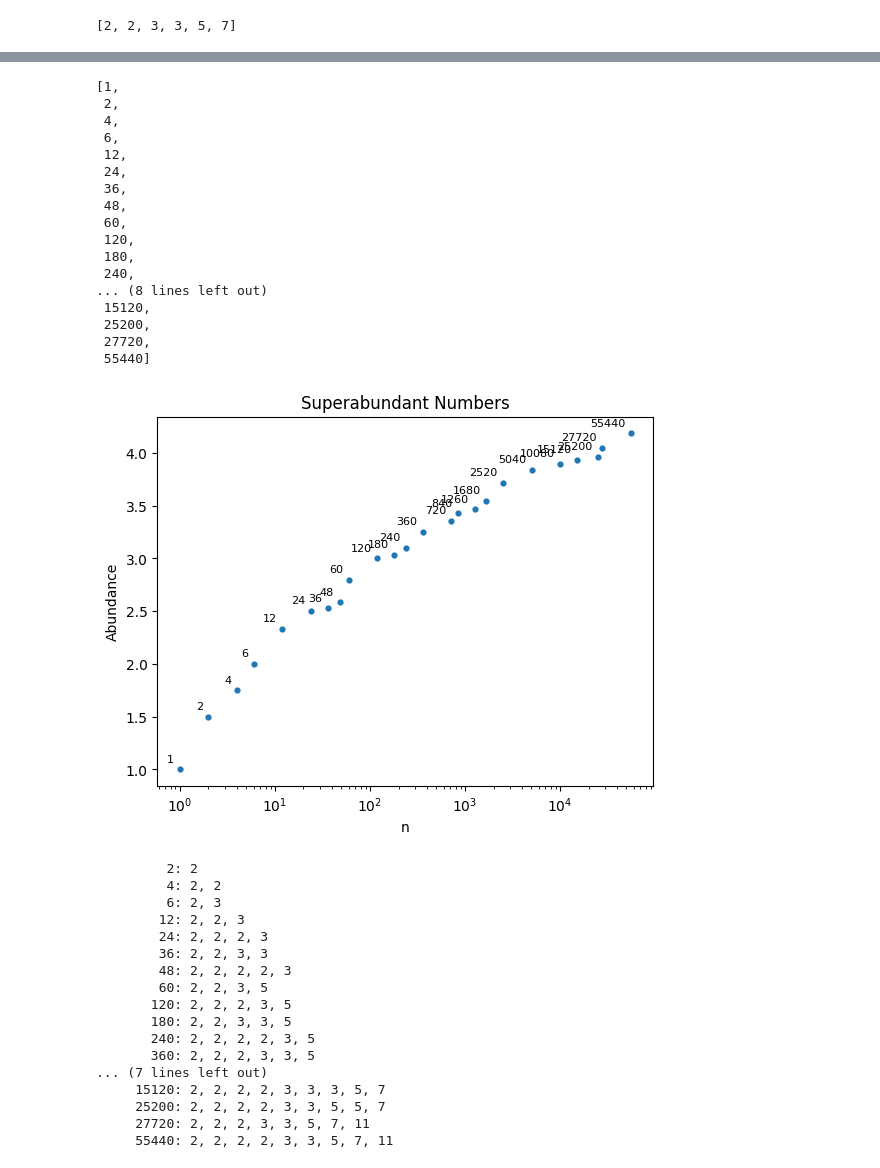
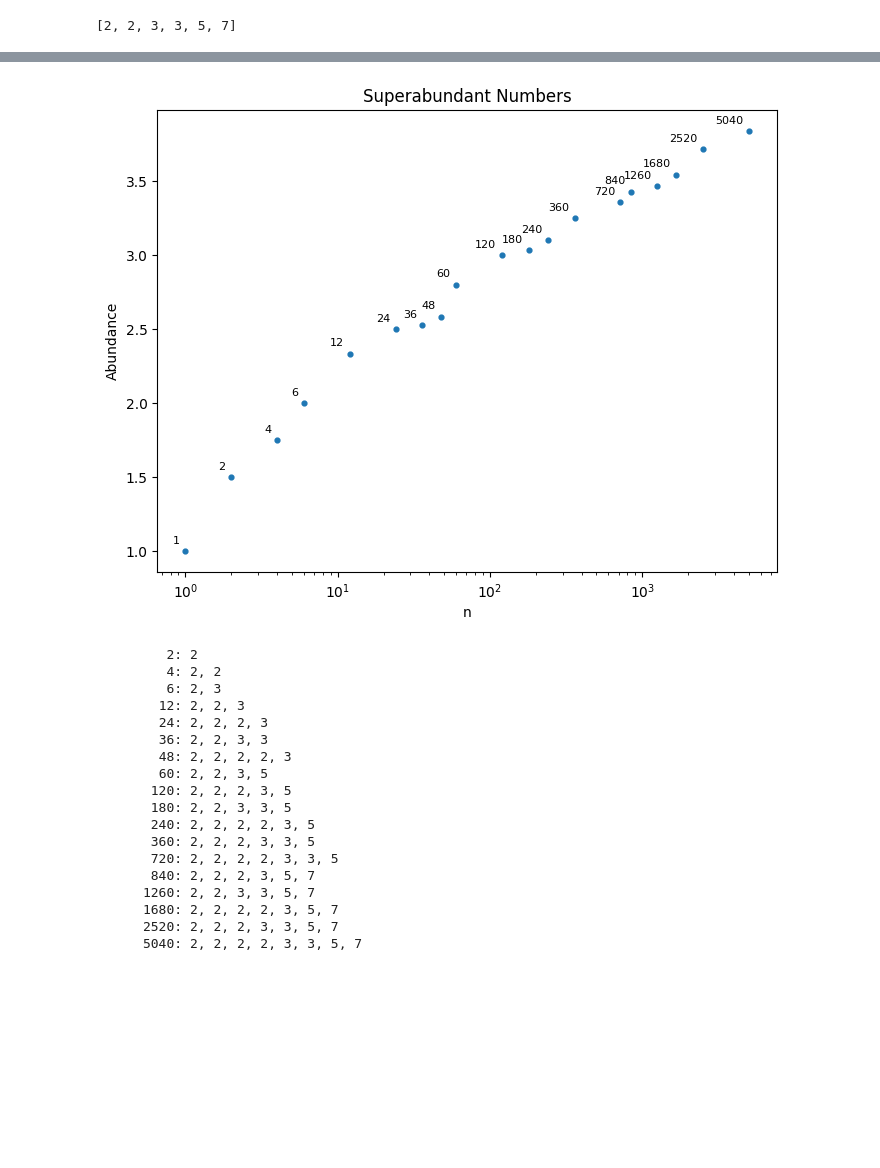
Before and after one commit to olooney/notebooks, a Jupyter notebook: content/highly_composite.ipynb, the cells around one changed output, grey strips where cells are left out. Saved outputs shown, nothing was run; the diff lists cells and outputs as text; code cells hidden in the pictures; blank space fills up the shorter version.

Commit message:
highly composite and superabundant numbers

```diff
--- a/content/highly_composite.ipynb
+++ b/content/highly_composite.ipynb
@@ -153,5 +159,5 @@ plt.plot(ns, abundances)
 # %%
-N = 100_000
+N = 10_000
 superabundant_numbers = []
 superabundances = []
 last_superabundance = 0
@@ -166,43 +170,56 @@ for n in range(1, N+1):
 # %%
-superabundant_numbers
+# up to 100,000. Takes about 5 minutes to calculate with the brute force algorithm above.
+more_superabundant_numbers = [
+    1,
+    2,
+    4,
+    6,
+
+    12,
+    24,
+    36,
+    48,
+    60,
+
+    120,
+    180,
+    240,
+    360,
+    720,
+    840,
+
+    1260,
+    1680,
+    2520,
+    5040,
+
+    10080,
+    15120,
+    25200,
+    27720,
+    55440,
+]
-# %% [output]
-[1,
- 2,
- 4,
- 6,
- 12,
- 24,
- 36,
- 48,
- 60,
- 120,
- 180,
- 240,
-... (8 lines left out)
- 15120,
- 25200,
- 27720,
- 55440]
 # %%
+plt.figure(figsize=(8, 6))
+plt.scatter(superabundant_numbers, superabundances, s=12)
 
-plt.scatter(superabundant_numbers, superabundances, s=12)
 for number, abundance in zip(superabundant_numbers, superabundances):
     plt.annotate(
         str(number),
         (number, abundance),
         xytext=(-4, 4),
         textcoords="offset points",
         ha="right",
         va="bottom",
         fontsize=8,
     )
 
 plt.title("Superabundant Numbers")
 plt.ylabel("Abundance")
 plt.xlabel("n")
 plt.xscale("log")
 # %% [output]
-[figure, old version]
+[figure, new version]
 # %%
 for n in superabundant_numbers[1:]:
     factor_list = ", ".join(str(p) for p in prime_factors(n))
@@ -220,8 +237,9 @@ for n in superabundant_numbers[1:]:
        180: 2, 2, 3, 3, 5
        240: 2, 2, 2, 2, 3, 5
        360: 2, 2, 2, 3, 3, 5
-... (7 lines left out)
-     15120: 2, 2, 2, 2, 3, 3, 3, 5, 7
-     25200: 2, 2, 2, 2, 3, 3, 5, 5, 7
-     27720: 2, 2, 2, 3, 3, 5, 7, 11
-     55440: 2, 2, 2, 2, 3, 3, 5, 7, 11
+       720: 2, 2, 2, 2, 3, 3, 5
+       840: 2, 2, 2, 3, 5, 7
+      1260: 2, 2, 3, 3, 5, 7
+      1680: 2, 2, 2, 2, 3, 5, 7
+      2520: 2, 2, 2, 3, 3, 5, 7
+      5040: 2, 2, 2, 2, 3, 3, 5, 7
```
Also changed, not shown: parts of 13 cells of this notebook.
